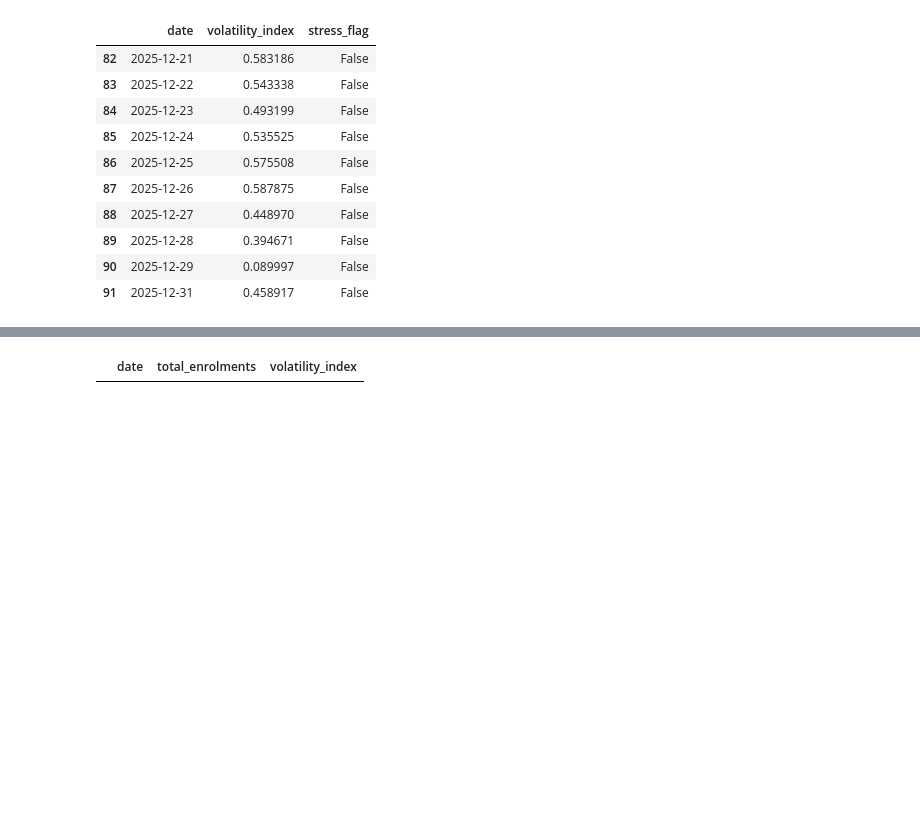
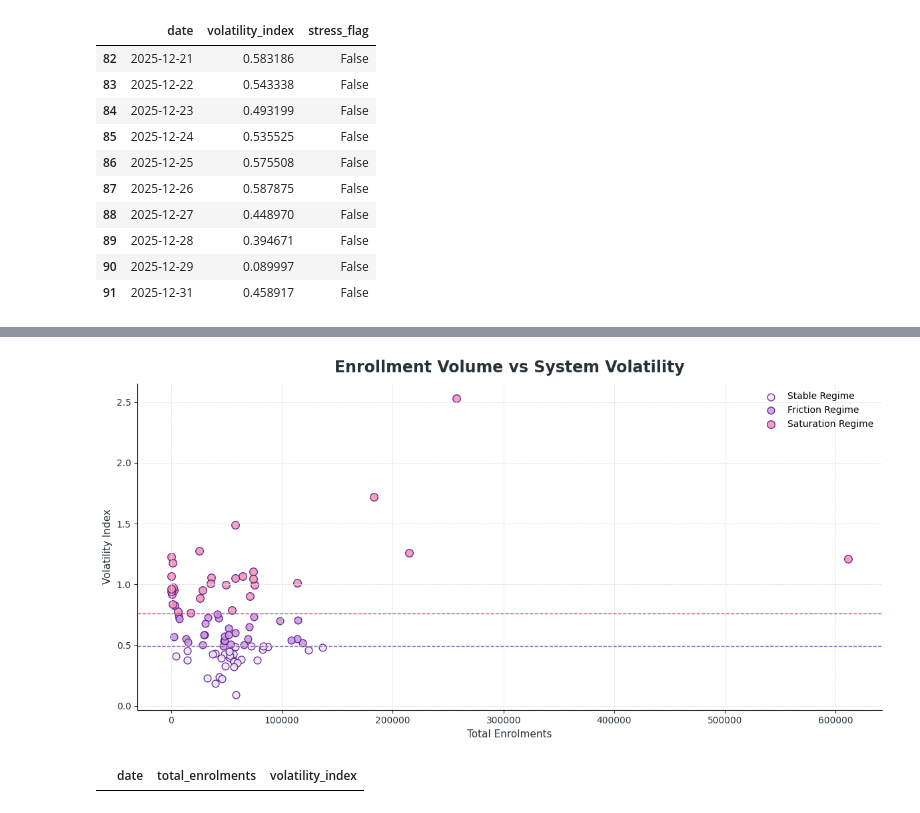
Before and after one commit to akaSakshi/Aadhar-card-dataAnalysis-UAIDI-Hackathon-project, a Jupyter notebook: Notebook/enrollment_data_analysis.ipynb, the cells around one changed output, grey strips where cells are left out. Cells and saved outputs as stored; diff of their text form; code cells hidden in the pictures; blank space fills up the shorter version.

```diff
--- a/Notebook/enrollment_data_analysis.ipynb
+++ b/Notebook/enrollment_data_analysis.ipynb
@@ -597,3 +527,86 @@ plt.show()
+# %%
+import matplotlib.pyplot as plt
+import numpy as np
+
+# Theme colours
+LOW_COLOR    = "#F3E5F5"   # lavender (stable)
+MID_COLOR    = "#CE93D8"   # purple (friction)
+HIGH_COLOR   = "#F48FB1"   # pink (saturation)
+POINT_EDGE   = "#4A148C"
+TEXT_COLOR   = "#263238"
+GRID_COLOR   = "#E0E0E0"
+
+# Thresholds (same logic as volatility plot)
+LOW_TH  = daily_core["volatility_index"].quantile(0.33)
+HIGH_TH = daily_core["volatility_index"].quantile(0.66)
+
+plt.figure(figsize=(12, 6))
+
+# Regime masks
+stable = daily_core["volatility_index"] <= LOW_TH
+friction = (daily_core["volatility_index"] > LOW_TH) & (daily_core["volatility_index"] <= HIGH_TH)
+saturation = daily_core["volatility_index"] > HIGH_TH
+
+# Scatter plots by regime
+plt.scatter(
+    daily_core.loc[stable, "total_enrolments"],
+    daily_core.loc[stable, "volatility_index"],
+    color=LOW_COLOR,
+    edgecolor=POINT_EDGE,
+    alpha=0.85,
+    s=60,
+    label="Stable Regime"
+)
+
+plt.scatter(
+    daily_core.loc[friction, "total_enrolments"],
+    daily_core.loc[friction, "volatility_index"],
+    color=MID_COLOR,
+    edgecolor=POINT_EDGE,
+    alpha=0.85,
+    s=60,
+    label="Friction Regime"
+)
+
+plt.scatter(
+    daily_core.loc[saturation, "total_enrolments"],
+    daily_core.loc[saturation, "volatility_index"],
+    color=HIGH_COLOR,
+    edgecolor=POINT_EDGE,
+    alpha=0.85,
+    s=70,
+    label="Saturation Regime"
+)
+
+# Horizontal threshold lines
+plt.axhline(LOW_TH, color="#9575CD", linestyle="--", linewidth=1)
+plt.axhline(HIGH_TH, color="#EC407A", linestyle="--", linewidth=1)
+
+# Titles & labels
+plt.title(
+    "Enrollment Volume vs System Volatility",
+    fontsize=17,
+    fontweight="bold",
+    color=TEXT_COLOR,
+    pad=12
+)
+
+plt.xlabel("Total Enrolments", fontsize=11, color=TEXT_COLOR)
+plt.ylabel("Volatility Index", fontsize=11, color=TEXT_COLOR)
+
+# Grid & axes styling
+plt.grid(True, linestyle="--", linewidth=0.6, color=GRID_COLOR)
+
+ax = plt.gca()
+ax.spines["top"].set_visible(False)
+ax.spines["right"].set_visible(False)
+ax.tick_params(colors=TEXT_COLOR)
+
+plt.legend(frameon=False)
+plt.tight_layout()
+plt.show()
+# %% [output]
+[figure, added]
 # %%
 # Cell 3-5: Identify potential saturation or friction periods
 
```
Also changed, not shown: parts of 32 cells of this notebook.
